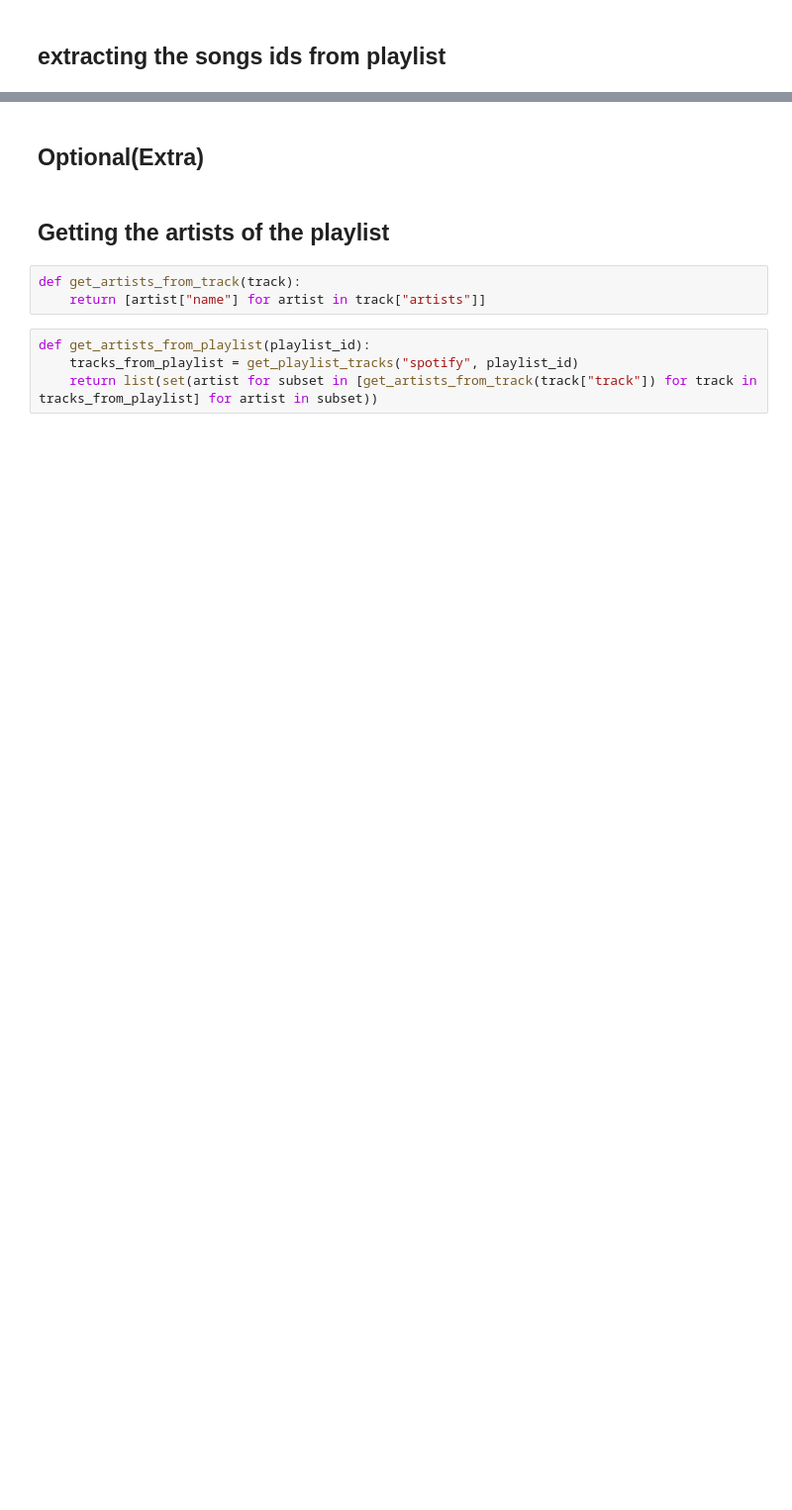
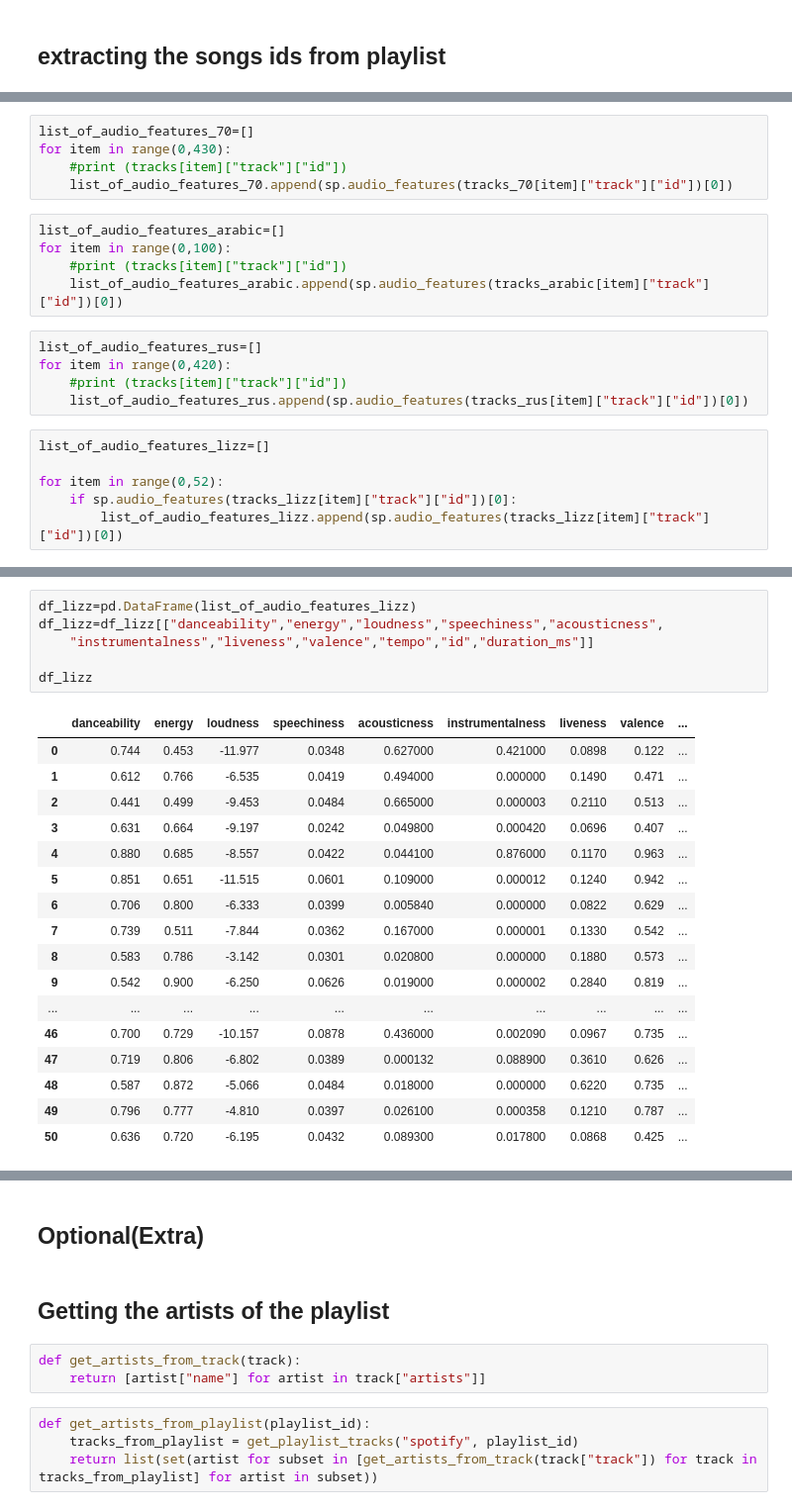
Before and after one commit to Iryna-Nesterenko/Song-recommender, a Jupyter notebook: Spotify_Structure.ipynb, the cells around one changed output, grey strips where cells are left out. Shown at 99% size. Saved outputs shown, nothing was run; the diff lists cells and outputs as text; blank space fills up the shorter version.

```diff
--- a/Spotify_Structure.ipynb
+++ b/Spotify_Structure.ipynb
@@ -474,0 +1429,21 @@ for item in range(0,10):
+# %%
+list_of_audio_features_70=[]
+for item in range(0,430):
+    #print (tracks[item]["track"]["id"])
+    list_of_audio_features_70.append(sp.audio_features(tracks_70[item]["track"]["id"])[0])
+# %%
+list_of_audio_features_arabic=[]
+for item in range(0,100):
+    #print (tracks[item]["track"]["id"])
+    list_of_audio_features_arabic.append(sp.audio_features(tracks_arabic[item]["track"]["id"])[0])
+# %%
+list_of_audio_features_rus=[]
+for item in range(0,420):
+    #print (tracks[item]["track"]["id"])
+    list_of_audio_features_rus.append(sp.audio_features(tracks_rus[item]["track"]["id"])[0])
+# %%
+list_of_audio_features_lizz=[]
+
+for item in range(0,52):
+    if sp.audio_features(tracks_lizz[item]["track"]["id"])[0]:
+        list_of_audio_features_lizz.append(sp.audio_features(tracks_lizz[item]["track"]["id"])[0])
@@ -492,0 +2179,24 @@ df
+# %%
+df_lizz=pd.DataFrame(list_of_audio_features_lizz)
+df_lizz=df_lizz[["danceability","energy","loudness","speechiness","acousticness",
+    "instrumentalness","liveness","valence","tempo","id","duration_ms"]]
+
+df_lizz
+# %% [output]
+|  | danceability | energy | loudness | speechiness | acousticness | instrumentalness | liveness | valence | ... |
+| 0 | 0.744 | 0.453 | -11.977 | 0.0348 | 0.627000 | 0.421000 | 0.0898 | 0.122 | ... |
+| 1 | 0.612 | 0.766 | -6.535 | 0.0419 | 0.494000 | 0.000000 | 0.1490 | 0.471 | ... |
+| 2 | 0.441 | 0.499 | -9.453 | 0.0484 | 0.665000 | 0.000003 | 0.2110 | 0.513 | ... |
+| 3 | 0.631 | 0.664 | -9.197 | 0.0242 | 0.049800 | 0.000420 | 0.0696 | 0.407 | ... |
+| 4 | 0.880 | 0.685 | -8.557 | 0.0422 | 0.044100 | 0.876000 | 0.1170 | 0.963 | ... |
+| 5 | 0.851 | 0.651 | -11.515 | 0.0601 | 0.109000 | 0.000012 | 0.1240 | 0.942 | ... |
+| 6 | 0.706 | 0.800 | -6.333 | 0.0399 | 0.005840 | 0.000000 | 0.0822 | 0.629 | ... |
+| 7 | 0.739 | 0.511 | -7.844 | 0.0362 | 0.167000 | 0.000001 | 0.1330 | 0.542 | ... |
+| 8 | 0.583 | 0.786 | -3.142 | 0.0301 | 0.020800 | 0.000000 | 0.1880 | 0.573 | ... |
+| 9 | 0.542 | 0.900 | -6.250 | 0.0626 | 0.019000 | 0.000002 | 0.2840 | 0.819 | ... |
+| ... | ... | ... | ... | ... | ... | ... | ... | ... | ... |
+| 46 | 0.700 | 0.729 | -10.157 | 0.0878 | 0.436000 | 0.002090 | 0.0967 | 0.735 | ... |
+| 47 | 0.719 | 0.806 | -6.802 | 0.0389 | 0.000132 | 0.088900 | 0.3610 | 0.626 | ... |
+| 48 | 0.587 | 0.872 | -5.066 | 0.0484 | 0.018000 | 0.000000 | 0.6220 | 0.735 | ... |
+| 49 | 0.796 | 0.777 | -4.810 | 0.0397 | 0.026100 | 0.000358 | 0.1210 | 0.787 | ... |
+| 50 | 0.636 | 0.720 | -6.195 | 0.0432 | 0.089300 | 0.017800 | 0.0868 | 0.425 | ... |
```
Also changed, not shown: parts of 214 cells of this notebook, 5 other files.
